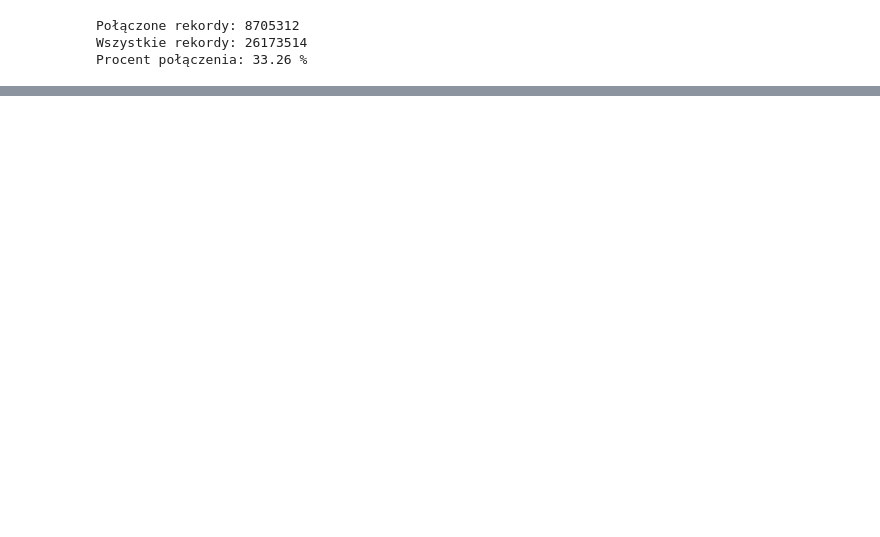
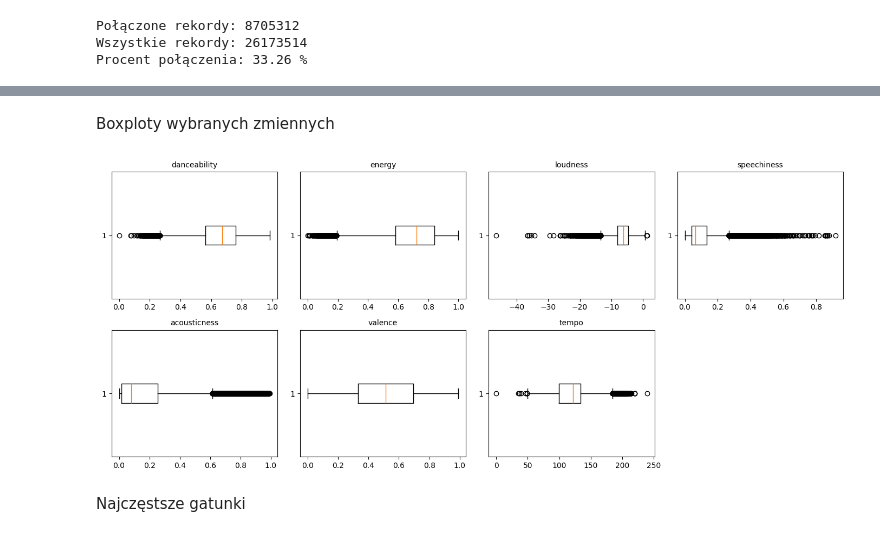
Before and after one commit to pati7284/Spotify-Data-Analysis, a Jupyter notebook: analiza_notebook.ipynb, the cells around one changed output, grey strips where cells are left out. Cells and saved outputs as stored; diff of their text form; code cells hidden in the pictures; blank space fills up the shorter version.

```diff
--- a/analiza_notebook.ipynb
+++ b/analiza_notebook.ipynb
@@ -36,0 +136,22 @@ Procent połączenia: 33.26 %
+# %% [markdown]
+Boxploty wybranych zmiennych
+# %%
+cols_box = ["danceability", "energy", "loudness", "speechiness", "acousticness", "valence", "tempo"]
+
+fig, axes = plt.subplots(nrows=2, ncols=4, figsize=(14, 6))
+axes = axes.flatten()
+
+for i, col in enumerate(cols_box):
+    axes[i].boxplot(songs_clean[col].dropna(), vert=False)
+    axes[i].set_title(col, fontsize=10)
+
+# ukrycie pustego ostatniego pola
+for j in range(len(cols_box), len(axes)):
+    axes[j].axis("off")
+
+plt.tight_layout()
+plt.show()
+# %% [output]
+[figure, added]
+# %% [markdown]
+Najczęstsze gatunki
```
Also changed, not shown: parts of 47 cells of this notebook, 1 other file.
